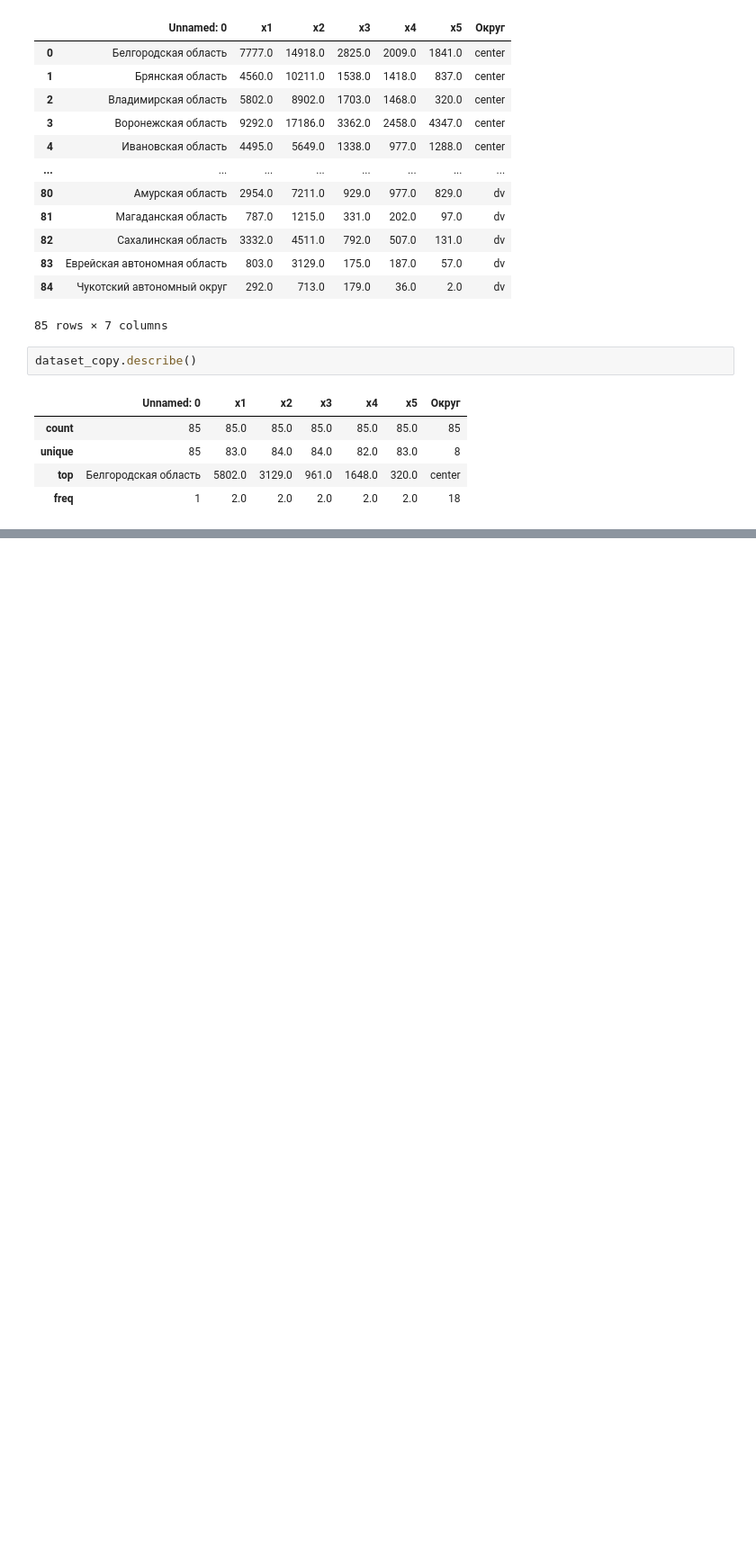
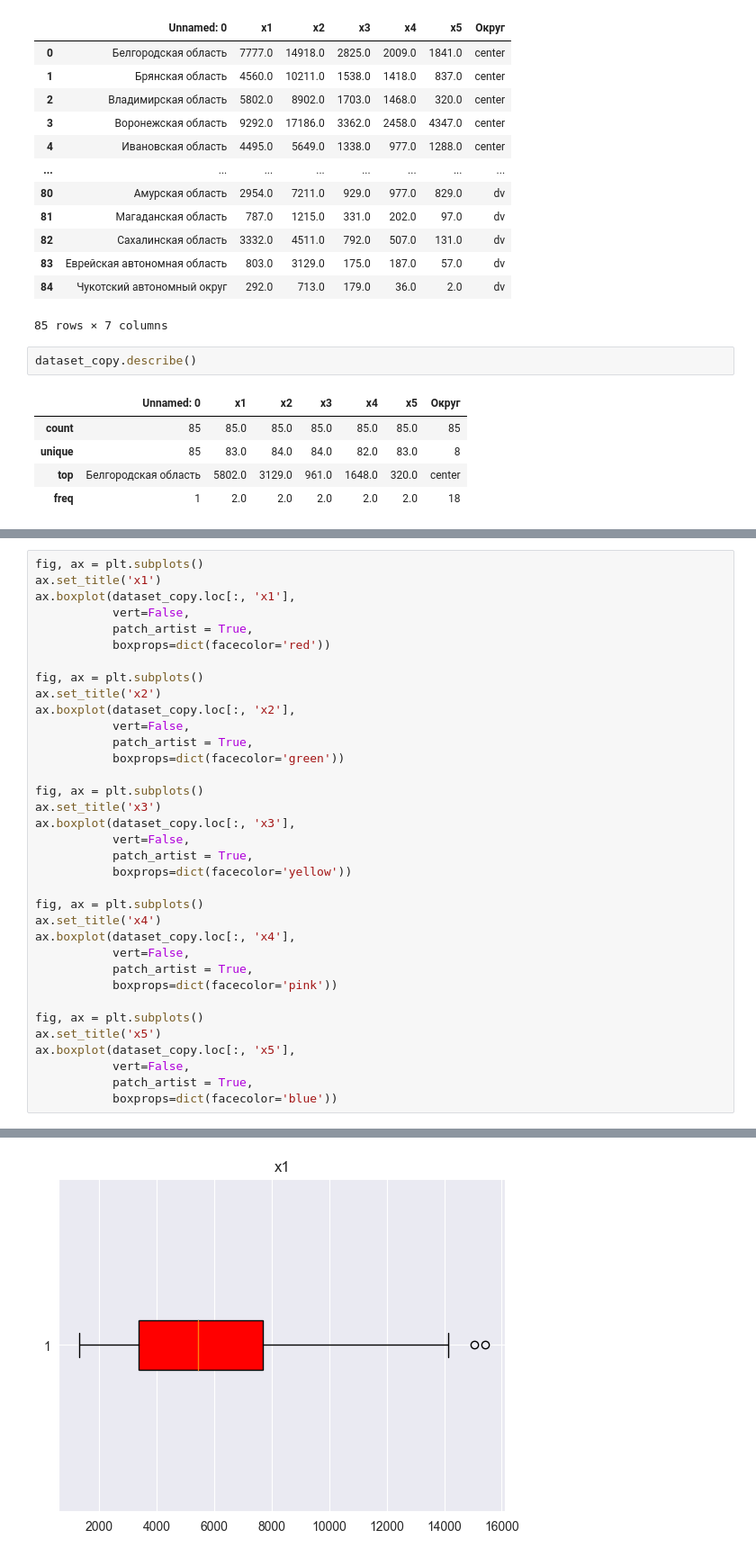
Before and after one commit to KirillPogranichny/ml-fefu-course, a Jupyter notebook: data_exploration.ipynb, the cells around one changed output, grey strips where cells are left out. Shown: that part at 90% size. Drawn from its saved outputs; the diff is of its cells as text; blank space fills up the shorter version.

```diff
--- a/data_exploration.ipynb
+++ b/data_exploration.ipynb
@@ -172,0 +242,36 @@ plt.show()
+# %%
+fig, ax = plt.subplots()
+ax.set_title('x1')
+ax.boxplot(dataset_copy.loc[:, 'x1'],
+           vert=False,
+           patch_artist = True,
+           boxprops=dict(facecolor='red'))
+
+fig, ax = plt.subplots()
+ax.set_title('x2')
+ax.boxplot(dataset_copy.loc[:, 'x2'],
+           vert=False,
+           patch_artist = True,
+           boxprops=dict(facecolor='green'))
+
+fig, ax = plt.subplots()
+ax.set_title('x3')
+ax.boxplot(dataset_copy.loc[:, 'x3'],
+           vert=False,
+           patch_artist = True,
+           boxprops=dict(facecolor='yellow'))
+
+fig, ax = plt.subplots()
+ax.set_title('x4')
+ax.boxplot(dataset_copy.loc[:, 'x4'],
+           vert=False,
+           patch_artist = True,
+           boxprops=dict(facecolor='pink'))
+
+fig, ax = plt.subplots()
+ax.set_title('x5')
+ax.boxplot(dataset_copy.loc[:, 'x5'],
+           vert=False,
+           patch_artist = True,
+           boxprops=dict(facecolor='blue'))
+# %% [output]
@@ -172,0 +286 @@ plt.show()
+[figure, added]
```
Also changed, not shown: parts of 12 cells of this notebook.
